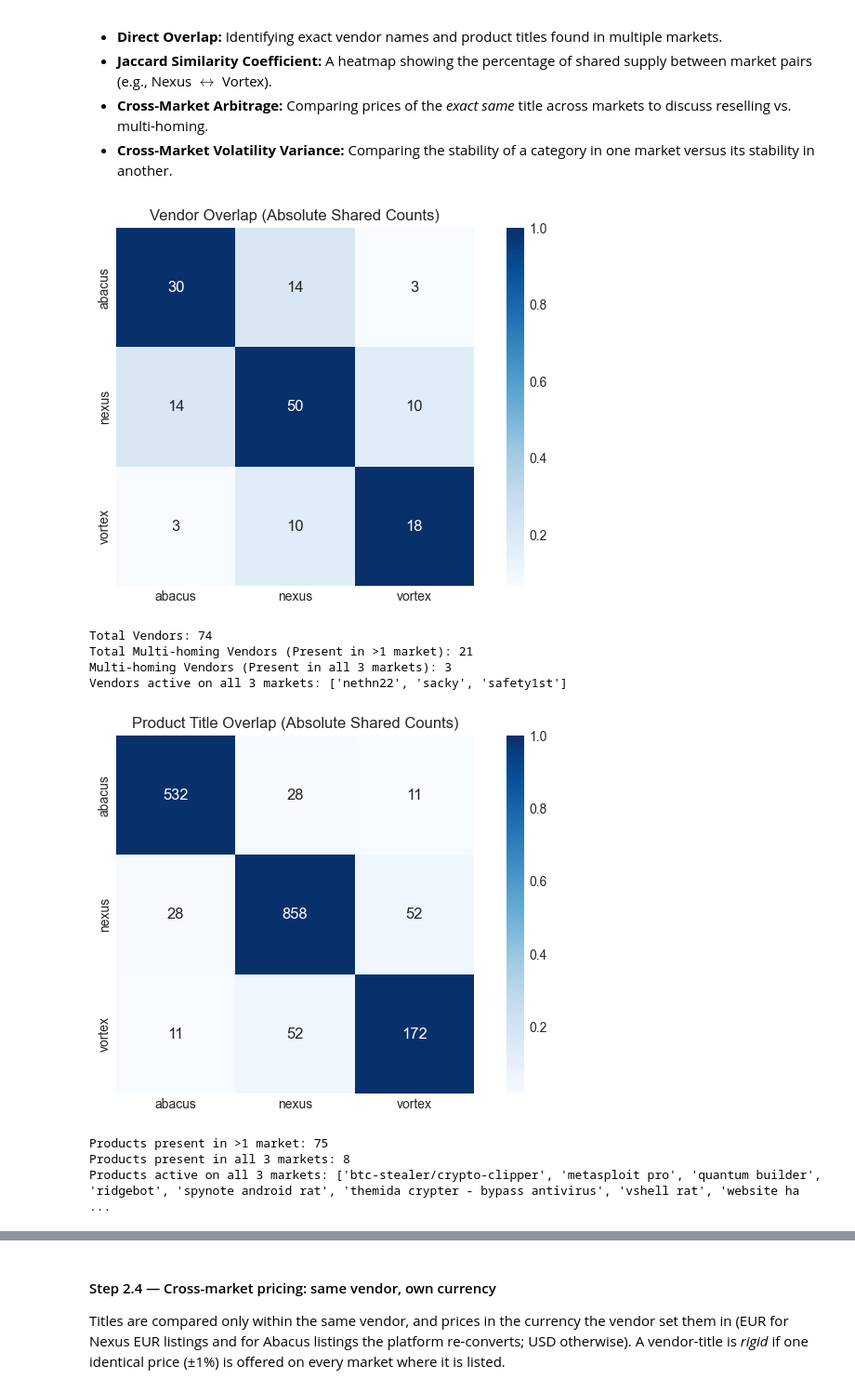
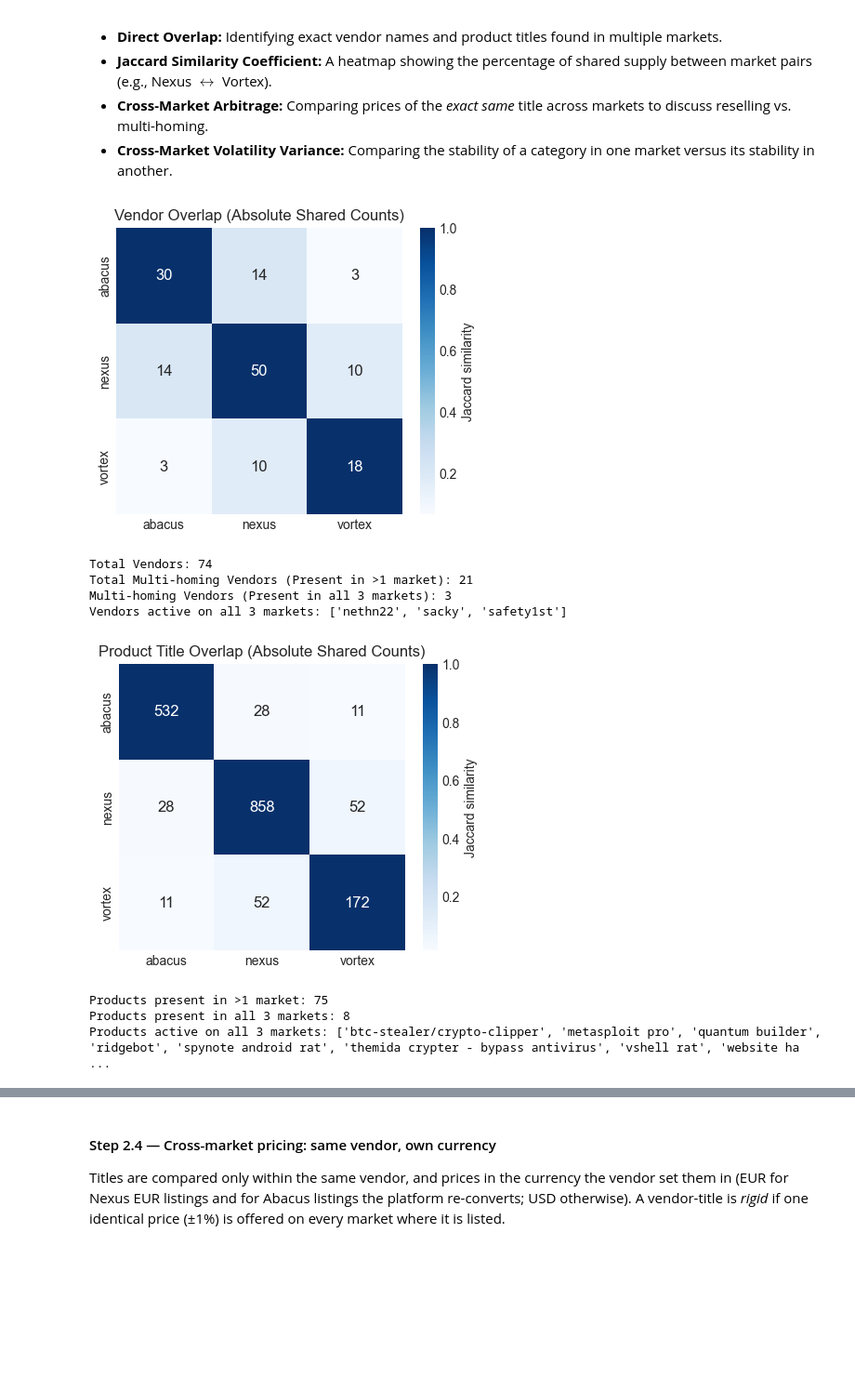
Before and after one commit to ajungmannova/Cybercrime-as-a-Service, a Jupyter notebook: darknetPriceAnalysis.ipynb, the cells around one changed output, grey strips where cells are left out. Shown at 93% size. Cells and saved outputs as stored; diff of their text form; code cells hidden in the pictures; blank space fills up the shorter version.

```diff
--- a/darknetPriceAnalysis.ipynb
+++ b/darknetPriceAnalysis.ipynb
@@ -1023,10 +1069,11 @@ Focus: Are these isolated islands or one big network?
 j_vendors, c_vendors = utils.calculate_jaccard_with_counts(unique_master, 'Vendor')
 
 # 1a: Vendors
-plt.figure(figsize=(20, 5))
-plt.subplot(1, 2, 2)
-sns.heatmap(j_vendors, annot=c_vendors.values.astype(int), fmt="d", square=True, cmap="Blues", annot_kws={"size" : 12})
+plt.figure(figsize=(5, 4))
+sns.heatmap(j_vendors, annot=c_vendors.values.astype(int), fmt="d", square=True, cmap="Blues", annot_kws={"size" : 12}, cbar_kws={'label': 'Jaccard similarity'})
 plt.title("Vendor Overlap (Absolute Shared Counts)")
+
+plt.savefig('outputs/figures/fig11.png', dpi=300, bbox_inches='tight')
 plt.show()
 
 vendor_presence = unique_master.groupby('Vendor')['_marketplace'].nunique()
@@ -1038,7 +1085,7 @@ print(f"Multi-homing Vendors (Present in all 3 markets): {sum(vendor_presence ==
 triple_homing = vendor_presence[vendor_presence == 3].index.tolist()
 print(f"Vendors active on all 3 markets: {triple_homing}")
 # %% [output]
-[figure, old version]
+[figure, new version]
 Total Vendors: 74
 Total Multi-homing Vendors (Present in >1 market): 21
 Multi-homing Vendors (Present in all 3 markets): 3
@@ -1046,24 +1093,25 @@ Vendors active on all 3 markets: ['nethn22', 'sacky', 'safety1st']
 # %%
 # 2. Product Jaccard Similarity
 j_titles, c_titles = utils.calculate_jaccard_with_counts(unique_master, 'Title')
 
-plt.figure(figsize=(20, 5))
-plt.subplot(1, 2, 2)
-sns.heatmap(j_titles, annot=c_titles.values.astype(int), fmt="d", square=True, cmap="Blues", annot_kws={"size": 12})
+plt.figure(figsize=(5, 4))
+sns.heatmap(j_titles, annot=c_titles.values.astype(int), fmt="d", square=True, cmap="Blues", annot_kws={"size": 12}, cbar_kws={'label': 'Jaccard similarity'})
 plt.title("Product Title Overlap (Absolute Shared Counts)")
+
+plt.savefig('outputs/figures/fig12.png', dpi=300, bbox_inches='tight')
 plt.show()
 
 # Normalize Title the same way calculate_jaccard_with_counts does internally
 unique_master['Title_norm'] = unique_master['Title'].astype(str).str.strip().str.lower()
 product_presence = unique_master.groupby('Title_norm')['_marketplace'].nunique()
 
 print(f"Products present in >1 market: {sum(product_presence > 1)}")
 print(f"Products present in all 3 markets: {sum(product_presence == 3)}")
 
 all_presence = product_presence[product_presence == 3].index.tolist()
 print(f"Products active on all 3 markets: {all_presence}")
 # %% [output]
-[figure, old version]
+[figure, new version]
 Products present in >1 market: 75
 Products present in all 3 markets: 8
 Products active on all 3 markets: ['btc-stealer/crypto-clipper', 'metasploit pro', 'quantum builder', 'ridgebot', 'spynote android rat', 'themida crypter - bypass antivirus', 'vshell rat', 'website ha ...
```
Also changed, not shown: parts of 14 cells of this notebook, 1 other file.
